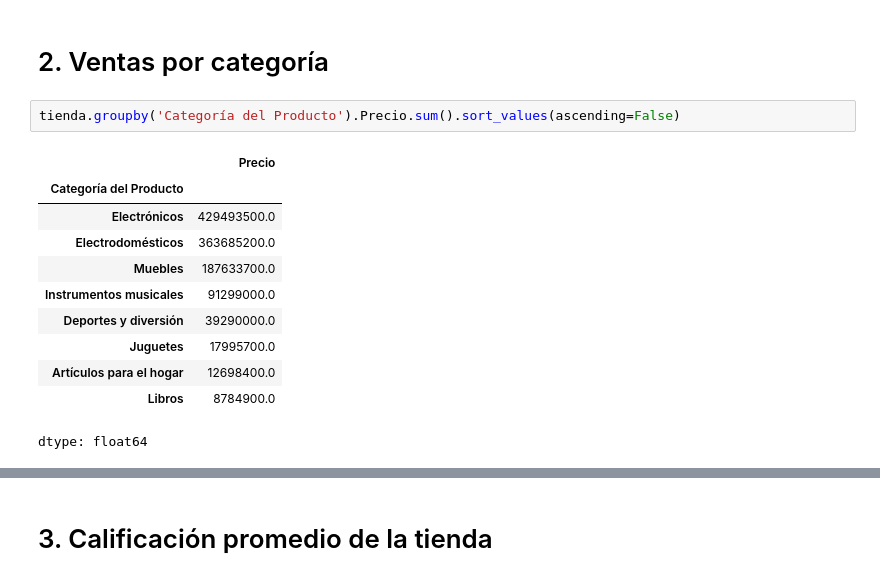
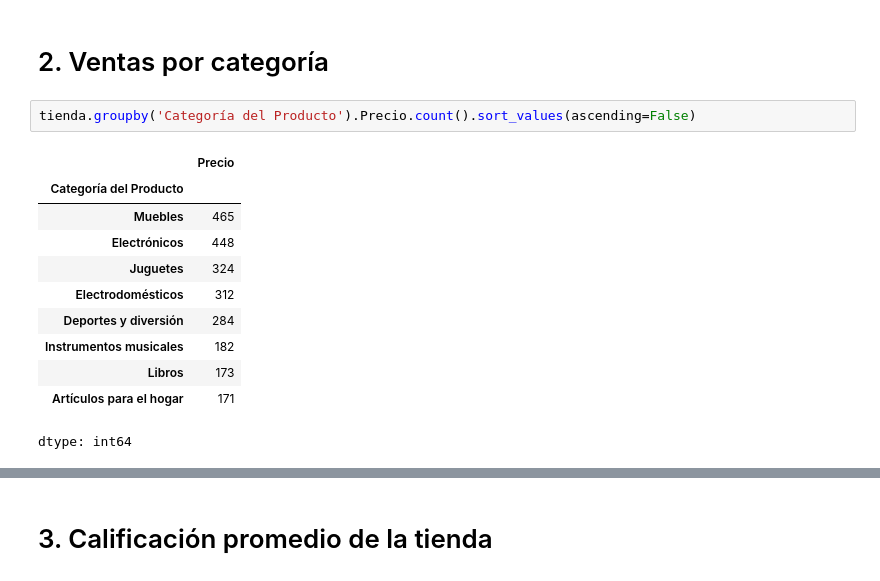
Before and after one commit to chris-zapata/alura_store, a Jupyter notebook: AluraStoreLatam.ipynb, the cells around one changed output, grey strips where cells are left out. Drawn from its saved outputs; the diff is of its cells as text.

```diff
--- a/AluraStoreLatam.ipynb
+++ b/AluraStoreLatam.ipynb
@@ -136,17 +162,17 @@ La tienda que más vende es la tienda 1, mientras que la tienda 4 es la que cuen
 # %% [markdown]
 # 2. Ventas por categoría
 # %%
-tienda.groupby('Categoría del Producto').Precio.sum().sort_values(ascending=False)
+tienda.groupby('Categoría del Producto').Precio.count().sort_values(ascending=False)
 # %% [output]
 |  | Precio |
 | Categoría del Producto |  |
-| Electrónicos | 429493500.0 |
-| Electrodomésticos | 363685200.0 |
-| Muebles | 187633700.0 |
-| Instrumentos musicales | 91299000.0 |
-| Deportes y diversión | 39290000.0 |
-| Juguetes | 17995700.0 |
-| Artículos para el hogar | 12698400.0 |
-| Libros | 8784900.0 |
+| Muebles | 465 |
+| Electrónicos | 448 |
+| Juguetes | 324 |
+| Electrodomésticos | 312 |
+| Deportes y diversión | 284 |
+| Instrumentos musicales | 182 |
+| Libros | 173 |
+| Artículos para el hogar | 171 |
-dtype: float64
+dtype: int64
 # %%
```
Also changed, not shown: parts of 39 cells of this notebook.
